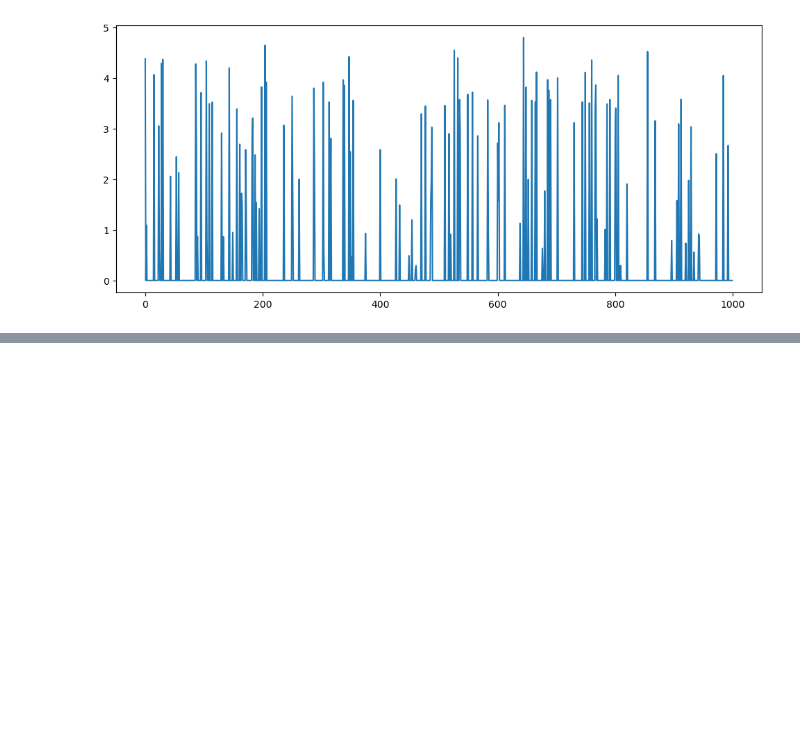
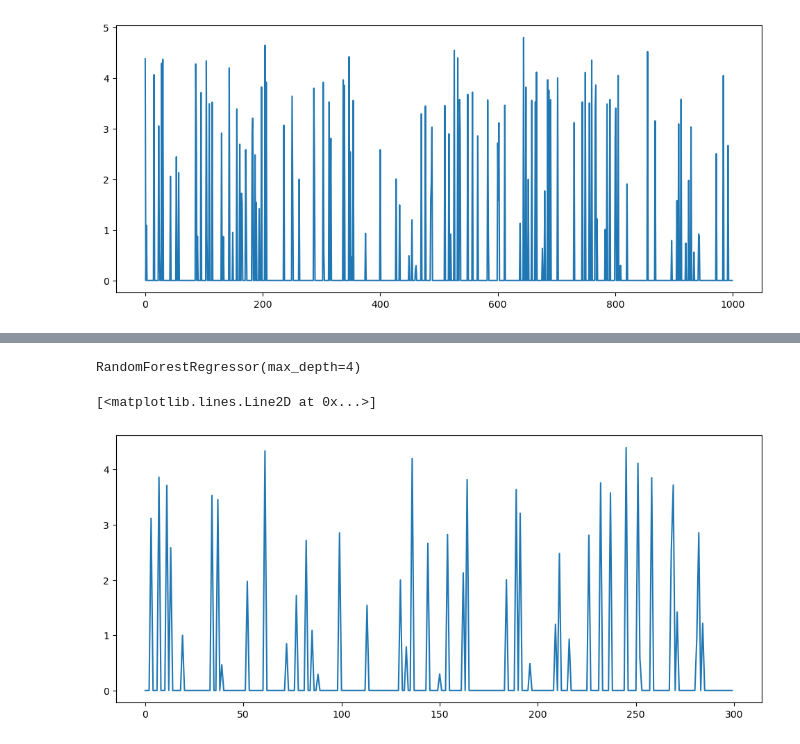
Before and after one commit to addb-swstarlab/Spark-tuning, a Jupyter notebook: Untitled.ipynb, the cells around one changed output, grey strips where cells are left out. Saved outputs shown, nothing was run; the diff lists cells and outputs as text; code cells hidden in the pictures; blank space fills up the shorter version.

```diff
--- a/Untitled.ipynb
+++ b/Untitled.ipynb
@@ -90,0 +110,42 @@ regr.predict(x_test)[:10], y_test[:10]
+# %%
+x_train, x_test, y_train, y_test = train_test_split(x_array,y_array, test_size=0.3, shuffle=True, random_state=11)
+
+scaler = "RobustScaler"
+x_scaler = getattr(sklearn_scaler, scaler)()
+y_scaler = getattr(sklearn_scaler, scaler)()
+x_scaler.fit(x_train)
+y_scaler.fit(y_train)
+
+x_train = x_scaler.transform(x_train)
+x_test = x_scaler.transform(x_test)
+y_train = y_scaler.transform(y_train)
+y_test = y_scaler.transform(y_test)
+
+regr = RandomForestRegressor(max_depth=4)
+regr.fit(x_train, y_train)
+# %% [output]
+RandomForestRegressor(max_depth=4)
+# %%
+def obj(x):
+    s_x = x_scaler.transform(x)
+    pred = regr.predict(s_x)
+    pred = y_scaler.inverse_transform(pred)
+    res = pred[:,0]/pred[:,1]
+    return res.squeeze()
+
+
+def f(**kwargs):
+    x = np.fromiter(kwargs.values(), dtype=float)
+
+    s_x = x_scaler.transform([x])
+    pred = regr.predict(s_x)
+    pred = y_scaler.inverse_transform(pred)
+    res = pred[:,0]/pred[:,1]
+    return res.squeeze()
+
+invs_y_test = y_scaler.inverse_transform(y_test)
+plt.figure(figsize=(12, 5))
+plt.plot(invs_y_test[:,0]/invs_y_test[:,1])
+# %% [output]
+[<matplotlib.lines.Line2D at 0x...>]
+[figure, added]
```
Also changed, not shown: parts of 12 cells of this notebook.
